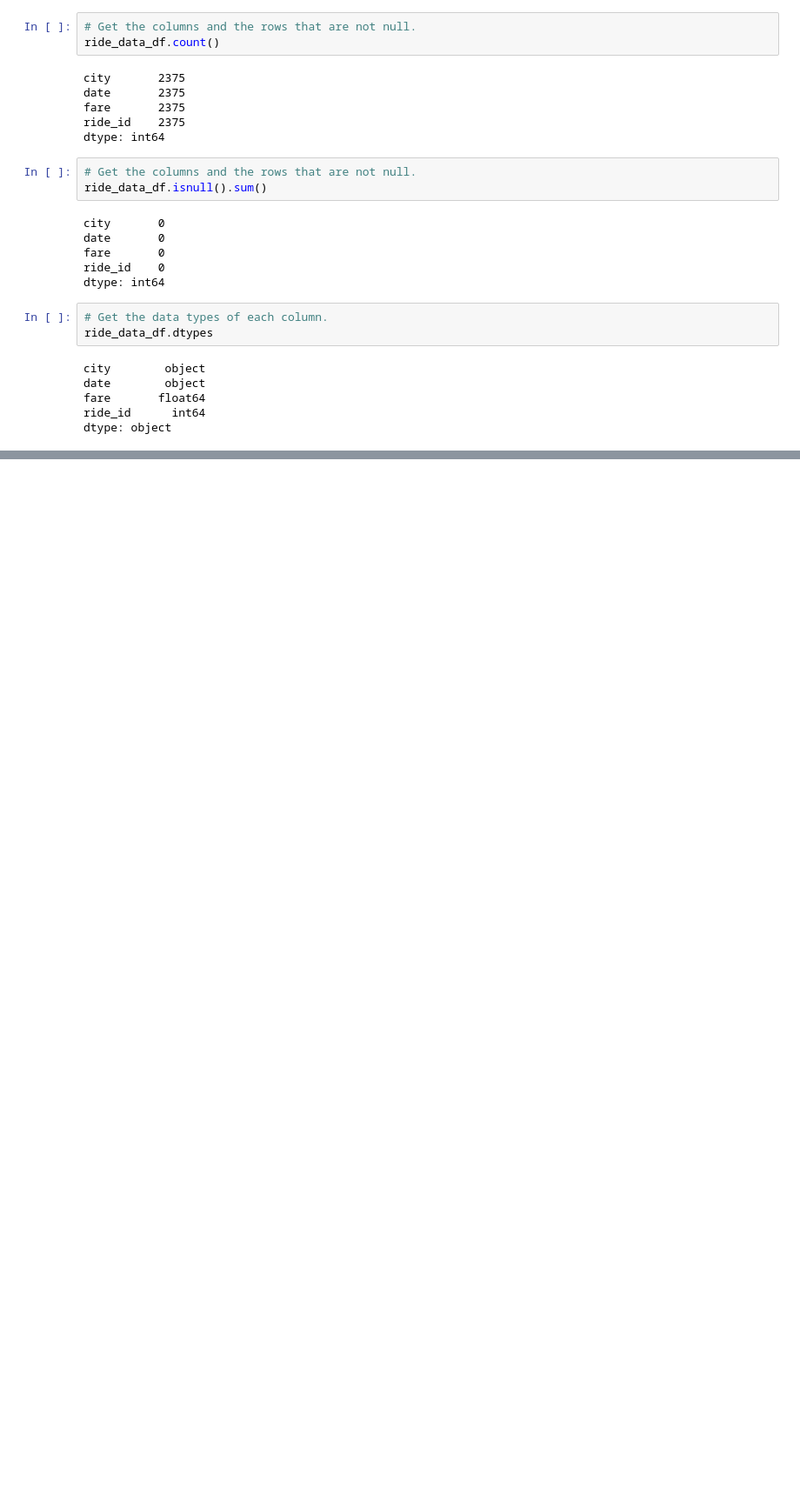
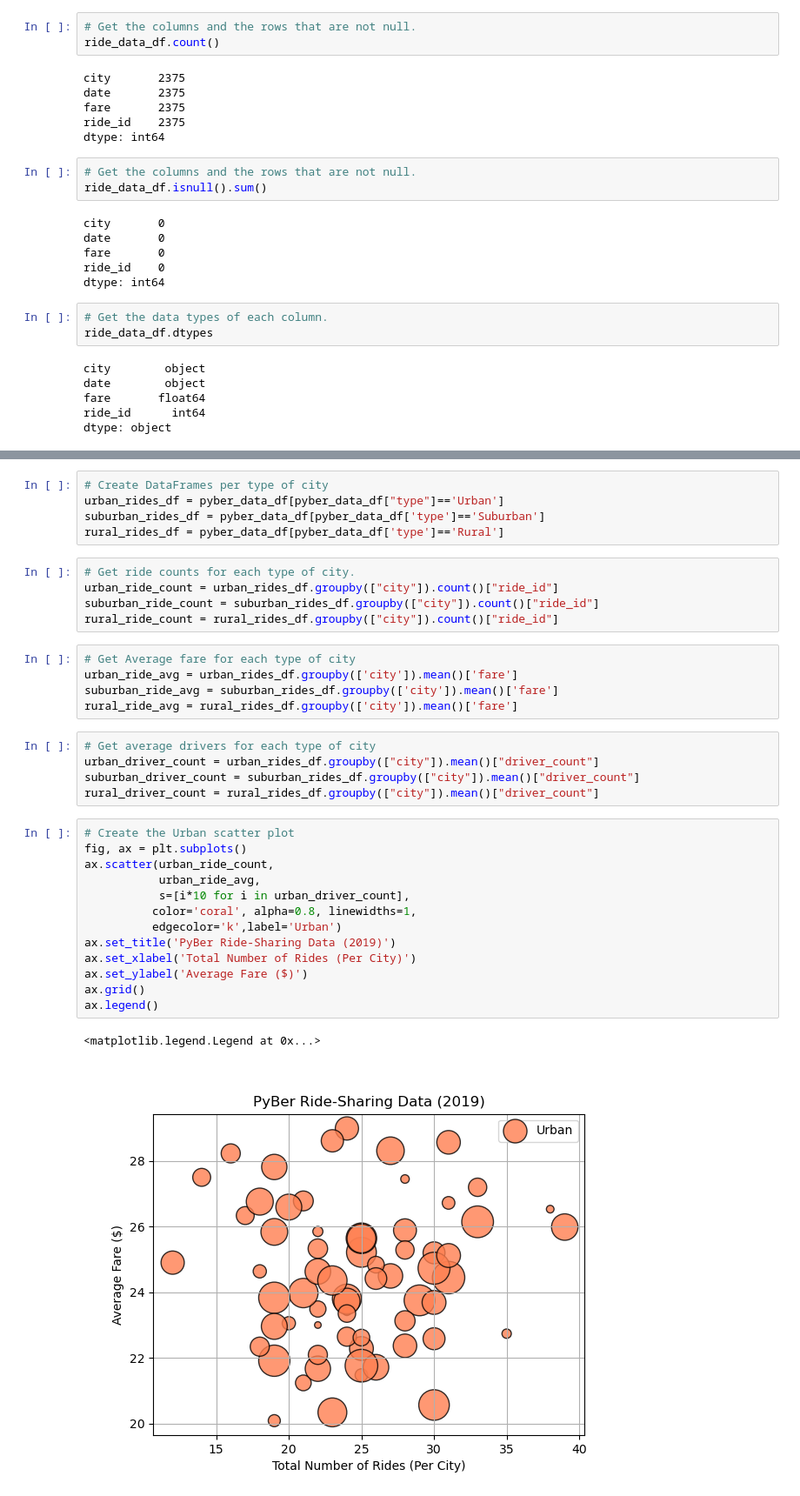
Before and after one commit to Atros04/Pyber-Visualization, a Jupyter notebook: PyBer.ipynb, the cells around one changed output, grey strips where cells are left out. Shown: that part at 87% size. Drawn from its saved outputs; the diff is of its cells as text; blank space fills up the shorter version.

```diff
--- a/PyBer.ipynb
+++ b/PyBer.ipynb
@@ -93,0 +107,36 @@ dtype: object
+# %%
+# Create DataFrames per type of city
+urban_rides_df = pyber_data_df[pyber_data_df["type"]=='Urban']
+suburban_rides_df = pyber_data_df[pyber_data_df['type']=='Suburban']
+rural_rides_df = pyber_data_df[pyber_data_df['type']=='Rural']
+# %%
+# Get ride counts for each type of city.
+urban_ride_count = urban_rides_df.groupby(["city"]).count()["ride_id"]
+suburban_ride_count = suburban_rides_df.groupby(["city"]).count()["ride_id"]
+rural_ride_count = rural_rides_df.groupby(["city"]).count()["ride_id"]
+# %%
+# Get Average fare for each type of city
+urban_ride_avg = urban_rides_df.groupby(['city']).mean()['fare']
+suburban_ride_avg = suburban_rides_df.groupby(['city']).mean()['fare']
+rural_ride_avg = rural_rides_df.groupby(['city']).mean()['fare']
+# %%
+# Get average drivers for each type of city
+urban_driver_count = urban_rides_df.groupby(["city"]).mean()["driver_count"]
+suburban_driver_count = suburban_rides_df.groupby(["city"]).mean()["driver_count"]
+rural_driver_count = rural_rides_df.groupby(["city"]).mean()["driver_count"]
+# %%
+# Create the Urban scatter plot
+fig, ax = plt.subplots()
+ax.scatter(urban_ride_count,
+           urban_ride_avg,
+           s=[i*10 for i in urban_driver_count],
+          color='coral', alpha=0.8, linewidths=1,
+          edgecolor='k',label='Urban')
+ax.set_title('PyBer Ride-Sharing Data (2019)')
+ax.set_xlabel('Total Number of Rides (Per City)')
+ax.set_ylabel('Average Fare ($)')
+ax.grid()
+ax.legend()
+# %% [output]
+<matplotlib.legend.Legend at 0x...>
+[figure, added]
```
Also changed, not shown: parts of 5 cells of this notebook, 2 other files.
